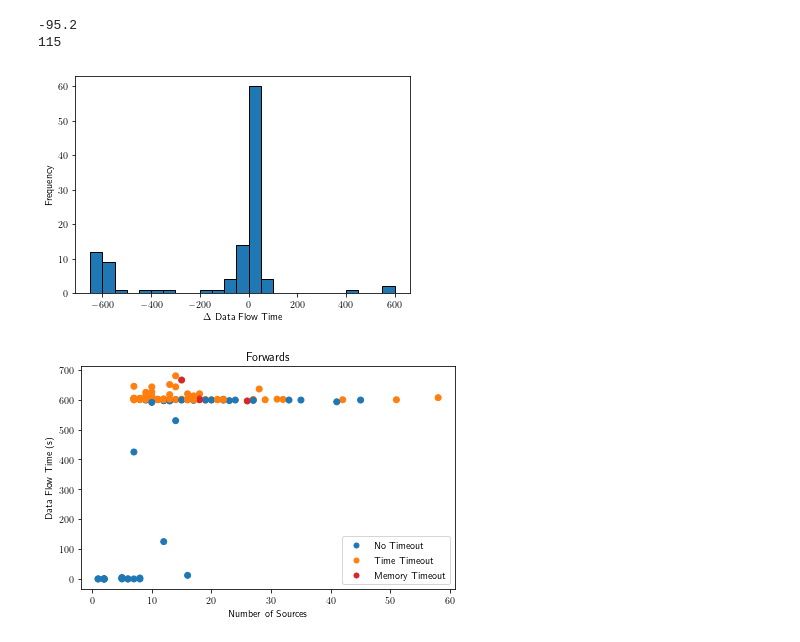
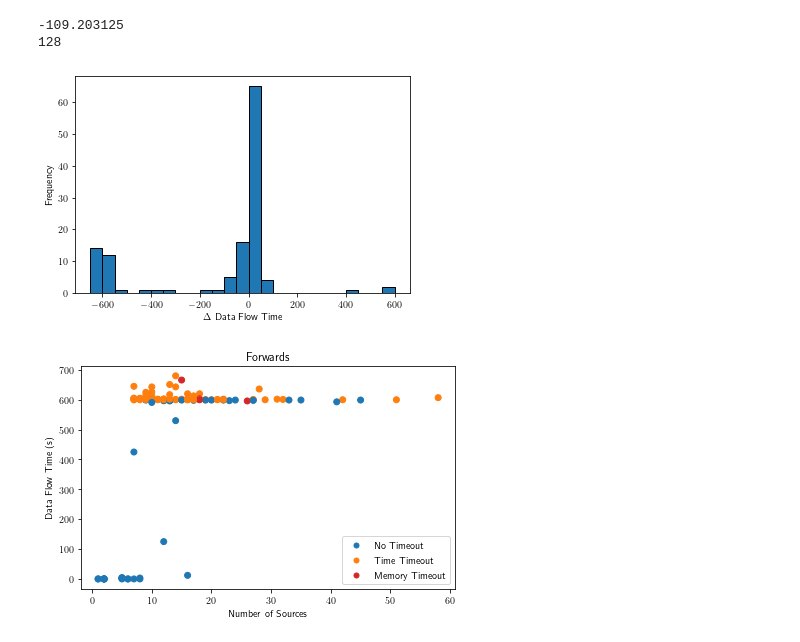
Before and after one commit to t1mlange/bachelor-thesis, a Jupyter notebook: scripts/RealWorld.ipynb, the cells around one changed output. Drawn from its saved outputs; the diff is of its cells as text; code cells hidden in the pictures.

```diff
--- a/scripts/RealWorld.ipynb
+++ b/scripts/RealWorld.ipynb
@@ -198,7 +209,7 @@ cbw = []
 
 delta = []
 for name, app in apps.items():
-    if len(app.runs) != 2:
+    if not app.isTimeValid():
         continue
 
     leaks = -1
@@ -233,36 +244,36 @@ for name, app in apps.items():
             ed1 = round(r2.infoflowEdges / (1 if r1.infoflowEdges == 0 else r1.infoflowEdges))
             ed2 = round(r2.aliasEdges / (1 if r1.aliasEdges == 0 else r1.aliasEdges))
 #         print(f"{name}: {d}s with {app.sources}:{app.sinks} and edge {ed1}:{ed2}")
     delta.append(d)
 
 
 print(sum(delta)/len(xfw))
 print(len(xfw))
 
 fig = plt.figure()
 base = 50
 rounded = int(base * np.ceil(np.abs(delta).max()/base))
 plt.hist(delta, bins=np.arange(-rounded, rounded, base), edgecolor='black')
 plt.xlabel("$\\Delta$ Data Flow Time")
 plt.ylabel("Frequency")
 plt.savefig(FIG_PATH + "deltaHist.pgf")
 
 # fig = plt.figure(figsize=(20, 5))
 # ax = fig.add_subplot(111)
 # ind = np.arange(len(xfw))
 # width = 0.2
 # ax.bar(ind, delta, width)
 # ax.bar(ind - width/2, datafw, width, color=cfw)
 # ax.bar(ind + width/2, databw, width, color=cbw)
 # ax.set_xticklabels(xfw)
 # plt.xticks(ind)
 # ax.set_ylabel("$\\Delta$ Dataflow Time")
 # _ = plt.xticks(rotation=90)
 # plt.savefig(FIG_PATH + "dataflowDelta.pgf")
 # %% [output]
--95.2
-115
+-109.203125
+128
-[figure, old version]
+[figure, new version]
 # %%
 # Per Sources/Sinks
 blue_dot = mlines.Line2D([], [], color='#1f77b4', marker='.', linestyle='None',
```
Also changed, not shown: parts of 4 cells of this notebook, 8 other files.
